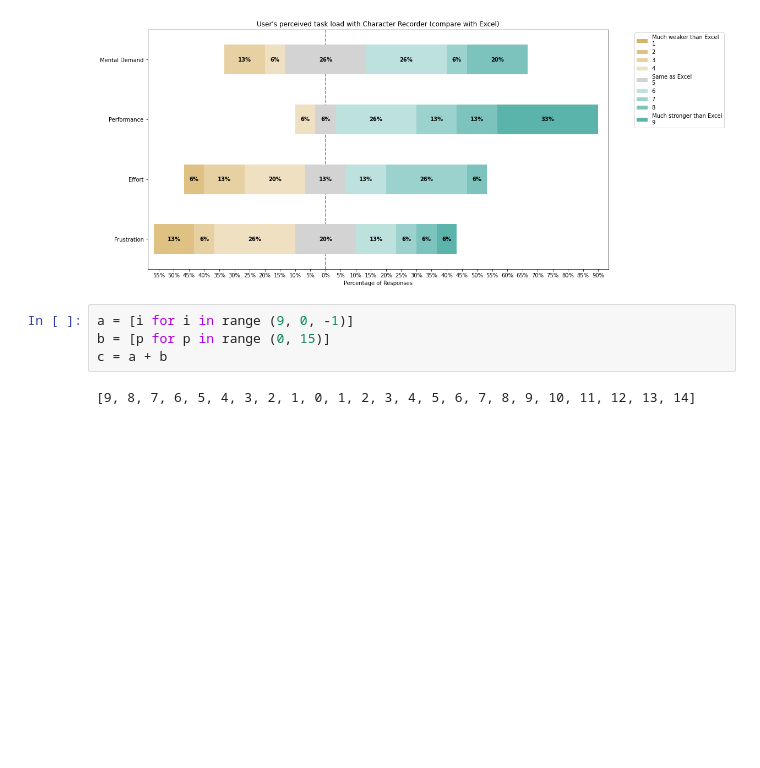
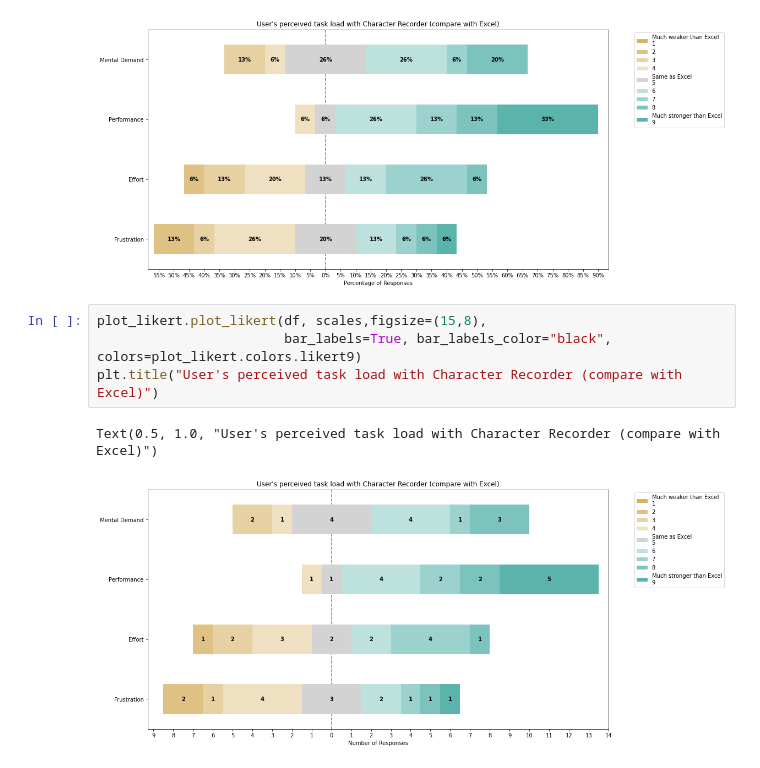
Before and after one commit to YuxuanZhou1/Character-Recorder-DA, a Jupyter notebook: Guiding research question.ipynb, the cells around one changed output. Saved outputs shown, nothing was run; the diff lists cells and outputs as text; blank space fills up the shorter version.

```diff
--- a/Guiding research question.ipynb
+++ b/Guiding research question.ipynb
@@ -532,9 +532,10 @@ plt.title("User's perceived task load with Character Recorder (compare with Exce
 # %% [output]
 Text(0.5, 1.0, "User's perceived task load with Character Recorder (compare with Excel)")
 [figure]
-# %%
-a = [i for i in range (9, 0, -1)]
-b = [p for p in range (0, 15)]
-c = a + b
-# %% [output]
-[9, 8, 7, 6, 5, 4, 3, 2, 1, 0, 1, 2, 3, 4, 5, 6, 7, 8, 9, 10, 11, 12, 13, 14]
+# %%
+plot_likert.plot_likert(df, scales,figsize=(15,8),
+                        bar_labels=True, bar_labels_color="black", colors=plot_likert.colors.likert9)
+plt.title("User's perceived task load with Character Recorder (compare with Excel)")
+# %% [output]
+Text(0.5, 1.0, "User's perceived task load with Character Recorder (compare with Excel)")
+[figure, added]
```
Also changed, not shown: 4 other files.
